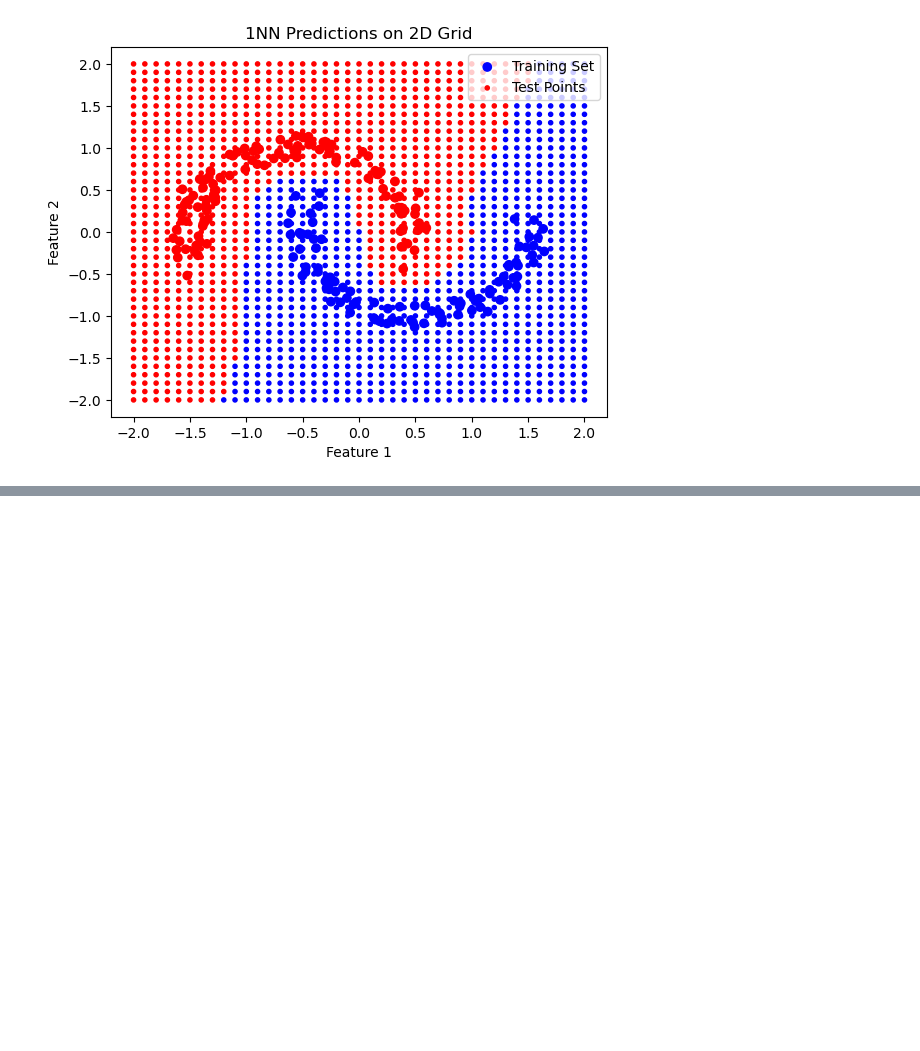
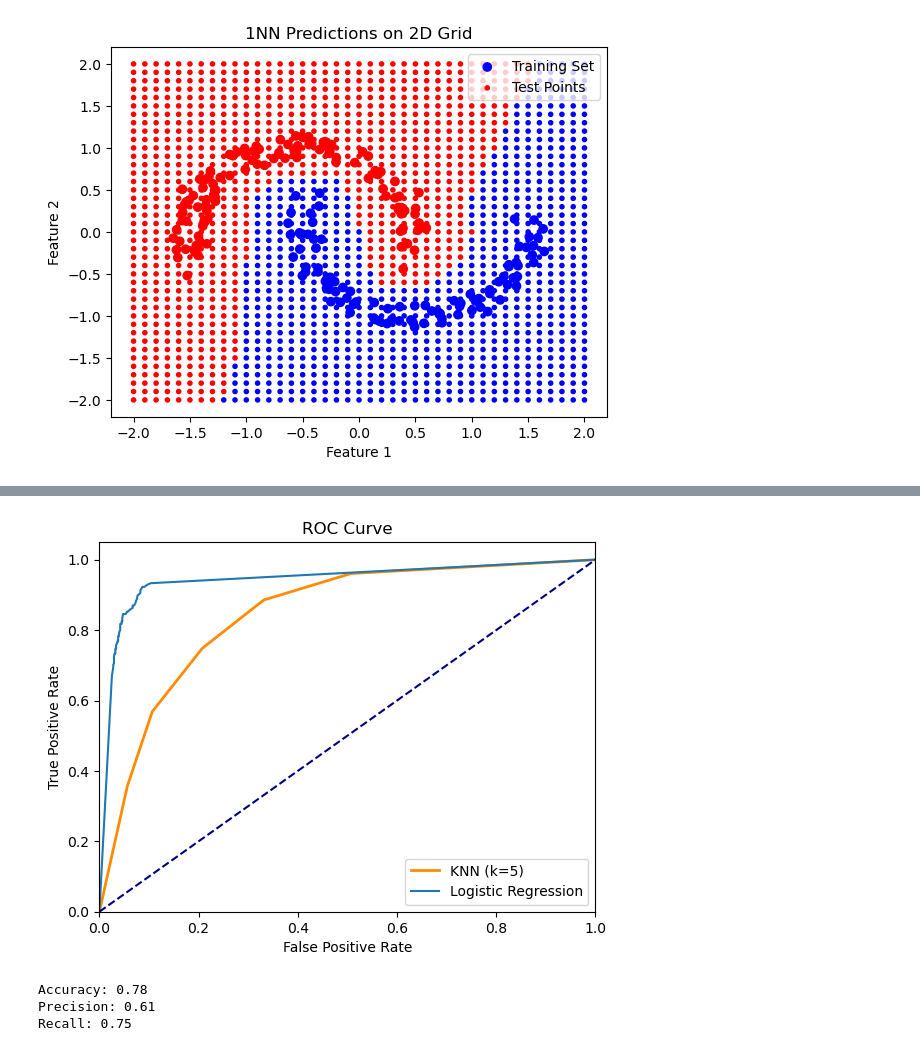
Before and after one commit to hemanth-nakshatri/CS-760-Machine-Learning, a Jupyter notebook: hw/hw3/hw3-1.ipynb, the cells around one changed output, grey strips where cells are left out. Drawn from its saved outputs; the diff is of its cells as text; code cells hidden in the pictures; blank space fills up the shorter version.

```diff
--- a/hw/hw3/hw3-1.ipynb
+++ b/hw/hw3/hw3-1.ipynb
@@ -684,80 +284,75 @@ plt.show()
 # %%
+from sklearn.metrics import roc_curve, auc, precision_score, recall_score
 import pandas as pd
 import numpy as np
 import matplotlib.pyplot as plt
+from tqdm import tqdm
 
 # Define the k-nearest neighbors function
 def knn(train_data, test_data, k):
     predictions = []
+    scores = []
 
-    for test_row in test_data:
+    for test_row in tqdm(test_data):
         distances = []
-
-        # Calculate Euclidean distance between test_row and all training rows
         for train_row in train_data:
             distance = np.sqrt(np.sum((test_row[:-1] - train_row[:-1])**2))
             distances.append((train_row, distance))
 
-        # Sort distances and select the top k neighbors
         distances.sort(key=lambda x: x[1])
         neighbors = [x[0] for x in distances[:k]]
 
-        # Count the class labels of the neighbors
         counts = {}
         for neighbor in neighbors:
             label = neighbor[-1]
             if label in counts:
                 counts[label] += 1
             else:
                 counts[label] = 1
 
-        # Predict the class label with the most votes
         predicted_label = max(counts, key=counts.get)
         predictions.append(predicted_label)
+        scores.append(counts[1] / k if 1 in counts else 0)
 
-    # Calculate accuracy
     correct = sum(1 for i in range(len(test_data)) if test_data[i][-1] == predictions[i])
     accuracy = correct / float(len(test_data))
 
-    return accuracy
+    return accuracy, predictions, scores
 
-# Load the dataset
-data = pd.read_csv('emails.csv')
+# Load your dataset
+data = pd.read_csv('./hw3Data/emails.csv')
+data = data[data.columns[1:]]
 
-# Define the number of folds and k values
-num_folds = 5
-k_values = [1, 3, 5, 7, 10]
+# 1-Fold Validation with k=5
+k = 5
+test_set = data.iloc[4000:5000]
+train_set = data.drop(test_set.index)
 
-# Initialize lists to store accuracy for each k value
-average_accuracies = []
+accuracy, predictions, scores = knn(train_set.values, test_set.values, k)
 
-# Perform 5-fold cross-validation
-for k in k_values:
-    fold_accuracies = []
-    for fold in range(num_folds):
-        # Define the test and training sets for this fold
-        test_start = fold * 1000
-        test_end = (fold + 1) * 1000
-        test_set = data.iloc[test_start:test_end]
-        train_set = data.drop(test_set.index)
+# ROC curve
+fpr, tpr, _ = roc_curve(test_set.iloc[:, -1].values, scores)
+roc_auc = auc(fpr, tpr)
 
-        # Calculate accuracy for this fold
-        accuracy = knn(train_set.values, test_set.values, k)
-
-        fold_accuracies.append(accuracy)
-
-    # Calculate the average accuracy for this k value
-    average_accuracy = np.mean(fold_accuracies)
-    average_accuracies.append(average_accuracy)
-
-# Plot average accuracy versus k
-plt.plot(k_values, average_accuracies, marker='o')
-plt.xlabel('k')
-plt.ylabel('Average Accuracy')
-plt.title('Average Accuracy vs. k for kNN')
-plt.grid(True)
+plt.figure()
+plt.plot(fpr, tpr, color='darkorange', lw=2, label='KNN (k=5)')
+plt.plot(fprs, tprs, label='Logistic Regression')
+plt.plot([0, 1], [0, 1], color='navy', linestyle='--')
+plt.xlim([0.0, 1.0])
+plt.ylim([0.0, 1.05])
+plt.xlabel('False Positive Rate')
+plt.ylabel('True Positive Rate')
+plt.title('ROC Curve')
+plt.legend(loc="lower right")
 plt.show()
 
-# Print average accuracy for each k value
-for k, accuracy in zip(k_values, average_accuracies):
-    print(f'k={k}: Average Accuracy = {accuracy:.2f}')
+# Precision and Recall
+precision = precision_score(test_set.iloc[:, -1].values, predictions)
+recall = recall_score(test_set.iloc[:, -1].values, predictions)
+
+# print(f'Accuracy: {accuracy:.2f}\nPrecision: {precision:.2f}\nRecall: {recall:.2f}')
+# %% [output]
+[figure, added]
+Accuracy: 0.78
+Precision: 0.61
+Recall: 0.75
```
Also changed, not shown: parts of 18 cells of this notebook, 3 other files.
